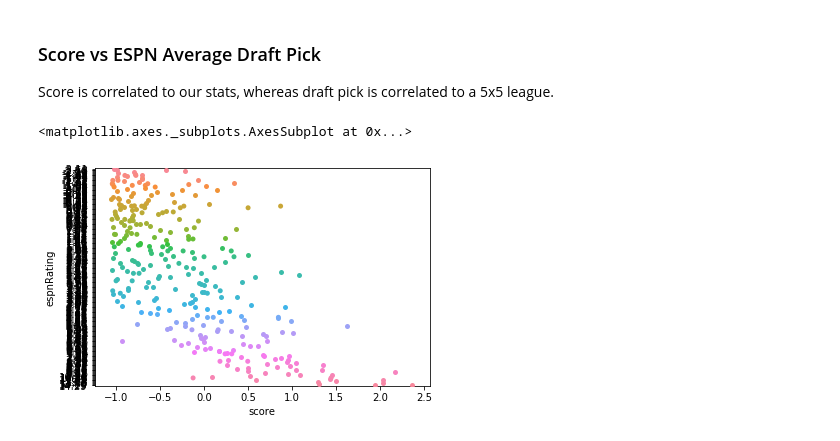
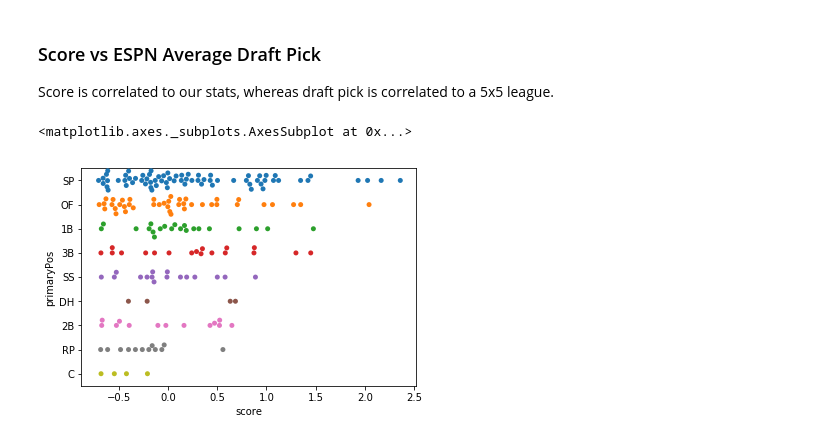
Before and after one commit to zmsy/notebooks, a Jupyter notebook: player_z_scores_preseason.ipynb, the cells around one changed output. Saved outputs shown, nothing was run; the diff lists cells and outputs as text; code cells hidden in the pictures.

```diff
--- a/player_z_scores_preseason.ipynb
+++ b/player_z_scores_preseason.ipynb
@@ -142,7 +143,7 @@ dfb_score_cols = {
     "adp": {"dir": -1, "weight": 0.3}
 }
 dfp_score_cols = {
-    "ip": {"dir": 1, "weight": 1.15},
+    "ip": {"dir": 1, "weight": 1.5},
     "era": {"dir": -1, "weight": 1.0},
     "hr": {"dir": -1, "weight": 0.95},
     "so": {"dir": 1, "weight": 1.0},
@@ -251,7 +252,7 @@ df = pd.concat([
 df.rename(columns = {'total_z_score':'score'}, inplace = True)
 
 # merge in ESPN player data
-dfd = pd.merge(df, dfe, on='name', how='left')
+dfd = pd.merge(df, dfe, left_on=['name', 'catg'], right_on=['name', 'catg'], how='left')
 dfd.dropna(inplace=True)
 # %% [markdown]
 ## Create Positional Scarcity Metrics
@@ -291,12 +292,13 @@ dfd['shallowestPosRank'] = dfd.groupby("shallowestPos")["score"].rank("dense", a
 dfd['primaryPos'] = dfd['pos'].apply(lambda x: x.split("|")[0])
 dfd['primaryPosRank'] = dfd.groupby("primaryPos")["score"].rank("dense", ascending=False)
 dfd['catgRank'] = dfd.groupby("catg")["score"].rank("dense", ascending=False)
+dfd['rank'] = dfd['score'].rank(ascending=False, method='first', na_option='bottom')
 # %% [markdown]
 ## Style Output
 
 In order to make the outputs more usable, apply a number of color stylings and ranking scale sliders to the actual xlsx file.
 # %%
-dfd = dfd[['name','elig','pos','injured','score','espnAdp','espnAdpChng','espnRating','pctOwn',
+dfd = dfd[['rank','name','elig','pos','injured','score','espnAdp','espnAdpChng','espnRating','pctOwn',
     'pctStart','catg','catgRank','shallowestPos','shallowestPosRank','primaryPos','primaryPosRank']]
 # %% [markdown]
 ## Write Excel files for distribution
@@ -352,7 +354,7 @@ sb.lmplot(
 
 Score is correlated to our stats, whereas draft pick is correlated to a 5x5 league.
 # %%
-sb.swarmplot(data=dfd.head(300), x="score", y="espnRating", orient="h")
+sb.swarmplot(data=dfd[dfd['rank'] <= 200], x="score", y="primaryPos", orient="h")
 # %% [output]
 <matplotlib.axes._subplots.AxesSubplot at 0x...>
-[figure, old version]
+[figure, new version]
```
Also changed, not shown: parts of 1 cell of this notebook.
